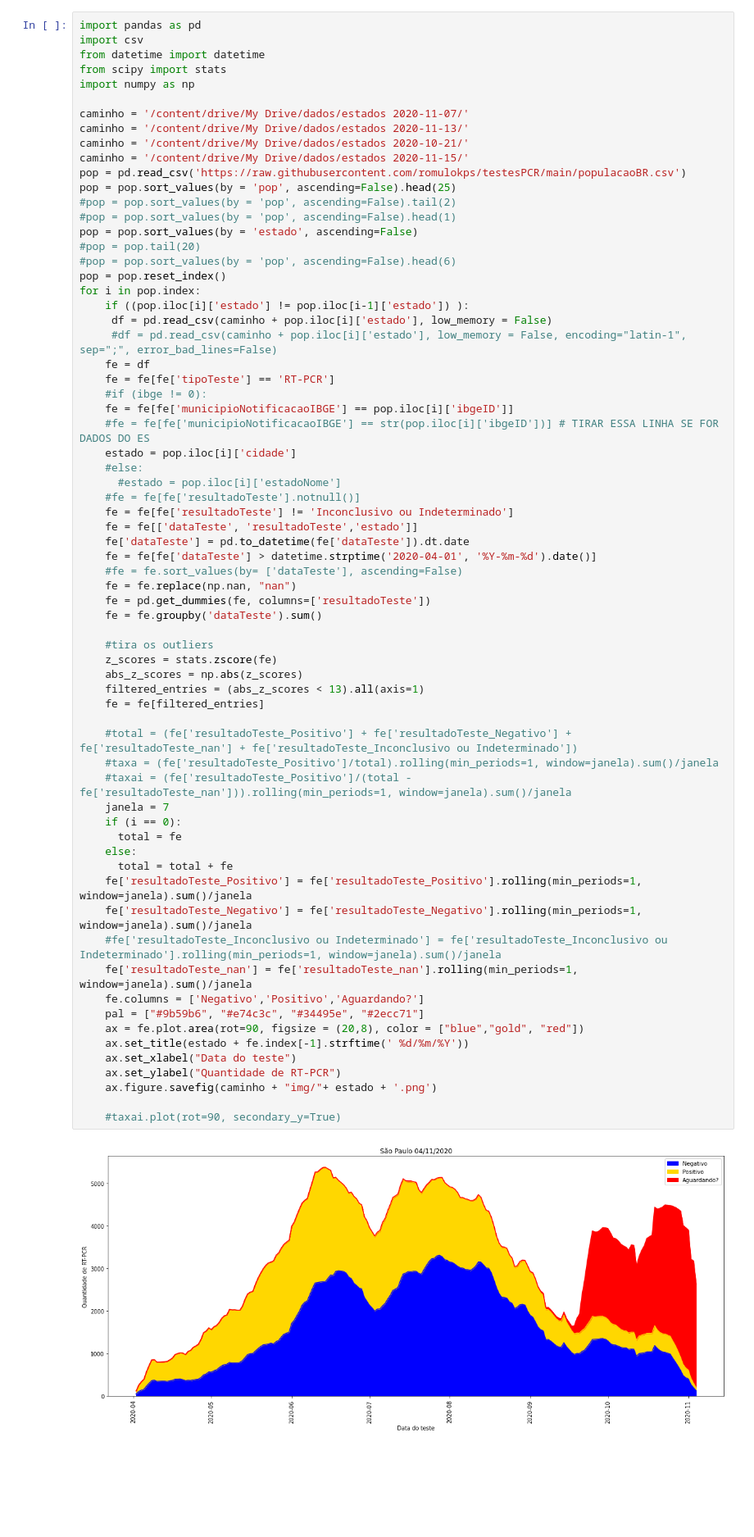
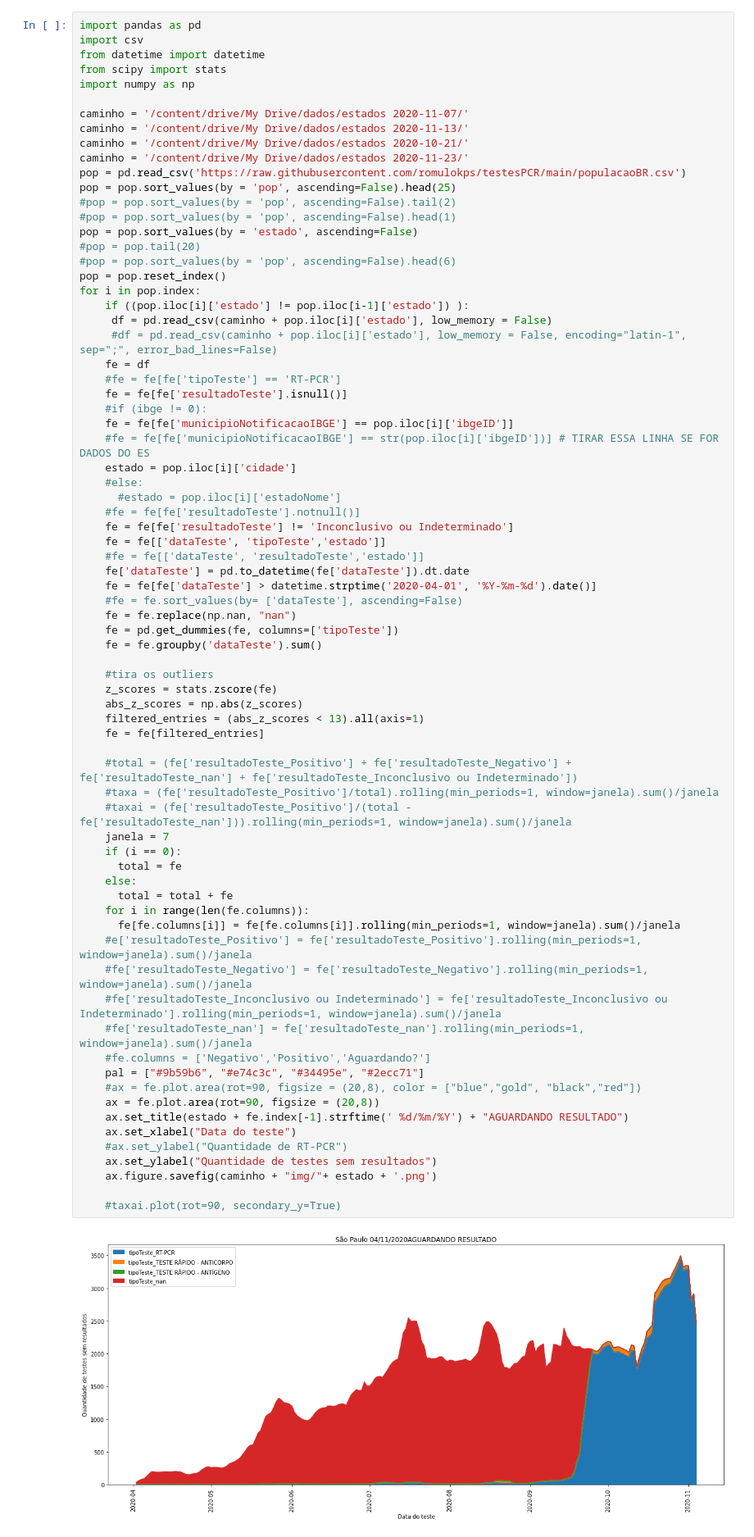
Before and after one commit to romulokps/testesPCR, a Jupyter notebook: PCRcidades.ipynb, the cells around one changed output. Shown at 82% size. Saved outputs shown, nothing was run; the diff lists cells and outputs as text; blank space fills up the shorter version.

```diff
--- a/PCRcidades.ipynb
+++ b/PCRcidades.ipynb
@@ -8,7 +10,7 @@ import numpy as np
 caminho = '/content/drive/My Drive/dados/estados 2020-11-07/'
 caminho = '/content/drive/My Drive/dados/estados 2020-11-13/'
 caminho = '/content/drive/My Drive/dados/estados 2020-10-21/'
-caminho = '/content/drive/My Drive/dados/estados 2020-11-15/'
+caminho = '/content/drive/My Drive/dados/estados 2020-11-23/'
 pop = pd.read_csv('https://raw.githubusercontent.com/romulokps/testesPCR/main/populacaoBR.csv')
 pop = pop.sort_values(by = 'pop', ascending=False).head(25)
 #pop = pop.sort_values(by = 'pop', ascending=False).tail(2)
@@ -22,7 +24,8 @@ for i in pop.index:
      df = pd.read_csv(caminho + pop.iloc[i]['estado'], low_memory = False)
      #df = pd.read_csv(caminho + pop.iloc[i]['estado'], low_memory = False, encoding="latin-1", sep=";", error_bad_lines=False)
     fe = df
-    fe = fe[fe['tipoTeste'] == 'RT-PCR']
+    #fe = fe[fe['tipoTeste'] == 'RT-PCR']
+    fe = fe[fe['resultadoTeste'].isnull()]
     #if (ibge != 0):
     fe = fe[fe['municipioNotificacaoIBGE'] == pop.iloc[i]['ibgeID']]
     #fe = fe[fe['municipioNotificacaoIBGE'] == str(pop.iloc[i]['ibgeID'])] # TIRAR ESSA LINHA SE FOR DADOS DO ES
@@ -31,40 +34,45 @@ for i in pop.index:
       #estado = pop.iloc[i]['estadoNome']
     #fe = fe[fe['resultadoTeste'].notnull()]
     fe = fe[fe['resultadoTeste'] != 'Inconclusivo ou Indeterminado']
-    fe = fe[['dataTeste', 'resultadoTeste','estado']]
+    fe = fe[['dataTeste', 'tipoTeste','estado']]
+    #fe = fe[['dataTeste', 'resultadoTeste','estado']]
     fe['dataTeste'] = pd.to_datetime(fe['dataTeste']).dt.date
     fe = fe[fe['dataTeste'] > datetime.strptime('2020-04-01', '%Y-%m-%d').date()]
     #fe = fe.sort_values(by= ['dataTeste'], ascending=False)
     fe = fe.replace(np.nan, "nan")
-    fe = pd.get_dummies(fe, columns=['resultadoTeste'])
+    fe = pd.get_dummies(fe, columns=['tipoTeste'])
     fe = fe.groupby('dataTeste').sum()
 
     #tira os outliers
     z_scores = stats.zscore(fe)
     abs_z_scores = np.abs(z_scores)
     filtered_entries = (abs_z_scores < 13).all(axis=1)
     fe = fe[filtered_entries]
 
     #total = (fe['resultadoTeste_Positivo'] + fe['resultadoTeste_Negativo'] +  fe['resultadoTeste_nan'] + fe['resultadoTeste_Inconclusivo ou Indeterminado'])
     #taxa = (fe['resultadoTeste_Positivo']/total).rolling(min_periods=1, window=janela).sum()/janela
     #taxai = (fe['resultadoTeste_Positivo']/(total - fe['resultadoTeste_nan'])).rolling(min_periods=1, window=janela).sum()/janela
     janela = 7
     if (i == 0):
       total = fe
     else:
       total = total + fe
-    fe['resultadoTeste_Positivo'] = fe['resultadoTeste_Positivo'].rolling(min_periods=1, window=janela).sum()/janela
-    fe['resultadoTeste_Negativo'] = fe['resultadoTeste_Negativo'].rolling(min_periods=1, window=janela).sum()/janela
+    for i in range(len(fe.columns)):
+      fe[fe.columns[i]] = fe[fe.columns[i]].rolling(min_periods=1, window=janela).sum()/janela
+    #e['resultadoTeste_Positivo'] = fe['resultadoTeste_Positivo'].rolling(min_periods=1, window=janela).sum()/janela
+    #fe['resultadoTeste_Negativo'] = fe['resultadoTeste_Negativo'].rolling(min_periods=1, window=janela).sum()/janela
     #fe['resultadoTeste_Inconclusivo ou Indeterminado'] = fe['resultadoTeste_Inconclusivo ou Indeterminado'].rolling(min_periods=1, window=janela).sum()/janela
-    fe['resultadoTeste_nan'] = fe['resultadoTeste_nan'].rolling(min_periods=1, window=janela).sum()/janela
-    fe.columns = ['Negativo','Positivo','Aguardando?']
+    #fe['resultadoTeste_nan'] = fe['resultadoTeste_nan'].rolling(min_periods=1, window=janela).sum()/janela
+    #fe.columns = ['Negativo','Positivo','Aguardando?']
     pal = ["#9b59b6", "#e74c3c", "#34495e", "#2ecc71"]
-    ax = fe.plot.area(rot=90, figsize = (20,8), color = ["blue","gold", "red"])
-    ax.set_title(estado + fe.index[-1].strftime(' %d/%m/%Y'))
+    #ax = fe.plot.area(rot=90, figsize = (20,8), color = ["blue","gold", "black","red"])
+    ax = fe.plot.area(rot=90, figsize = (20,8))
+    ax.set_title(estado + fe.index[-1].strftime(' %d/%m/%Y') + "AGUARDANDO RESULTADO")
     ax.set_xlabel("Data do teste")
-    ax.set_ylabel("Quantidade de RT-PCR")
+    #ax.set_ylabel("Quantidade de RT-PCR")
+    ax.set_ylabel("Quantidade de testes sem resultados")
     ax.figure.savefig(caminho + "img/"+ estado + '.png')
 
     #taxai.plot(rot=90, secondary_y=True)
 # %% [output]
-[figure, old version]
+[figure, new version]
```
Also changed, not shown: parts of 4 cells of this notebook.
